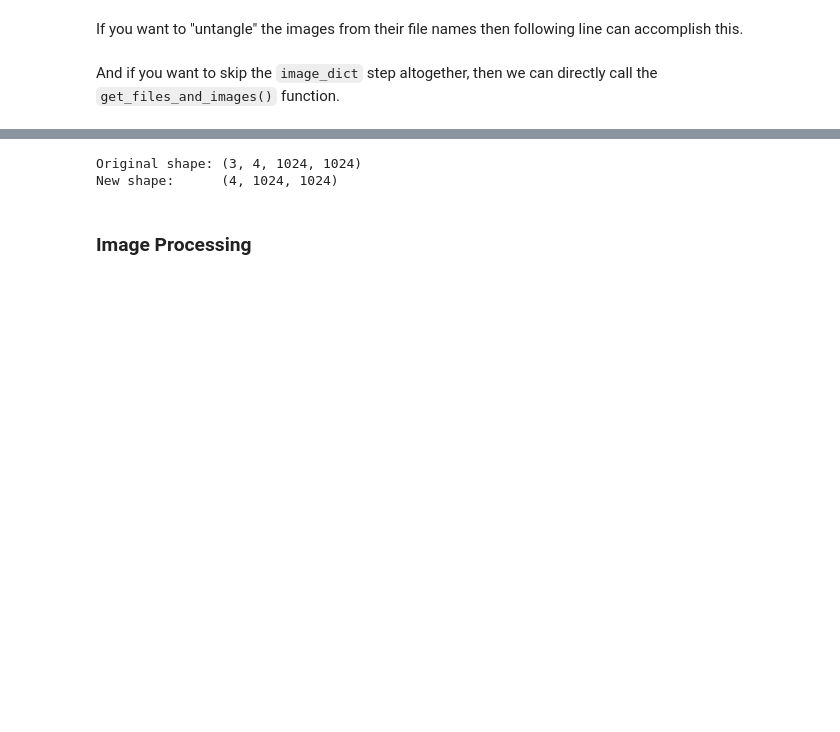
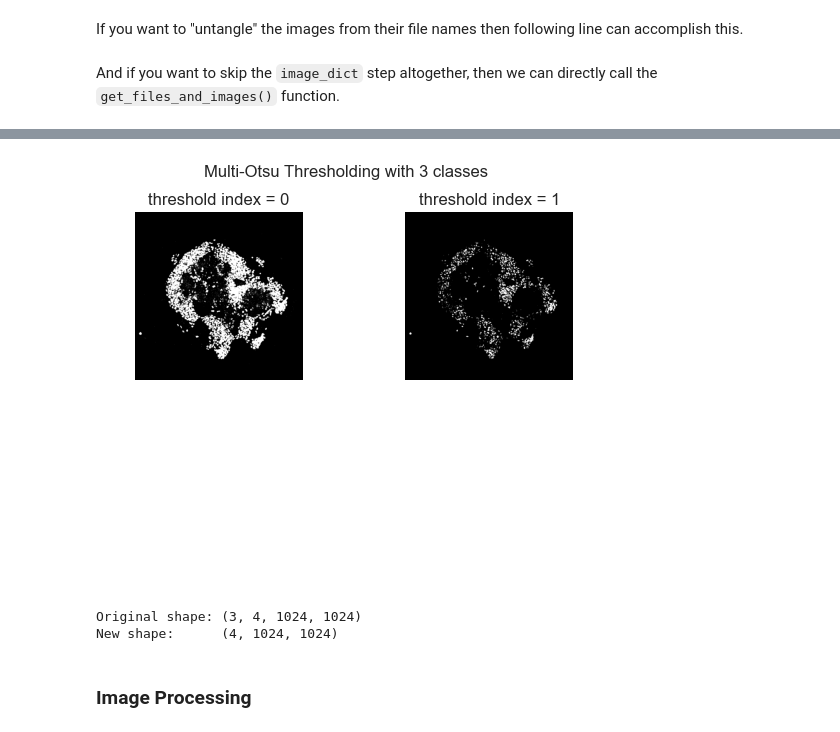
Before and after one commit to flotji-potji/micropattern_analysis, a Jupyter notebook: FS5_code_improvements.ipynb, the cells around one changed output, grey strips where cells are left out. Saved outputs shown, nothing was run; the diff lists cells and outputs as text; code cells hidden in the pictures; blank space fills up the shorter version.

```diff
--- a/FS5_code_improvements.ipynb
+++ b/FS5_code_improvements.ipynb
@@ -101,3 +122,7 @@ new800 = [file_names[1:4], file_names[8]]
+# %%
+plot_multi_otsu_thresholds(maximise_img_channels(images[0]), 0, 3)
+# %% [output]
+[figure, added]
 # %%
 from toolz import pipe
 
```
Also changed, not shown: parts of 14 cells of this notebook, 3 other files.
